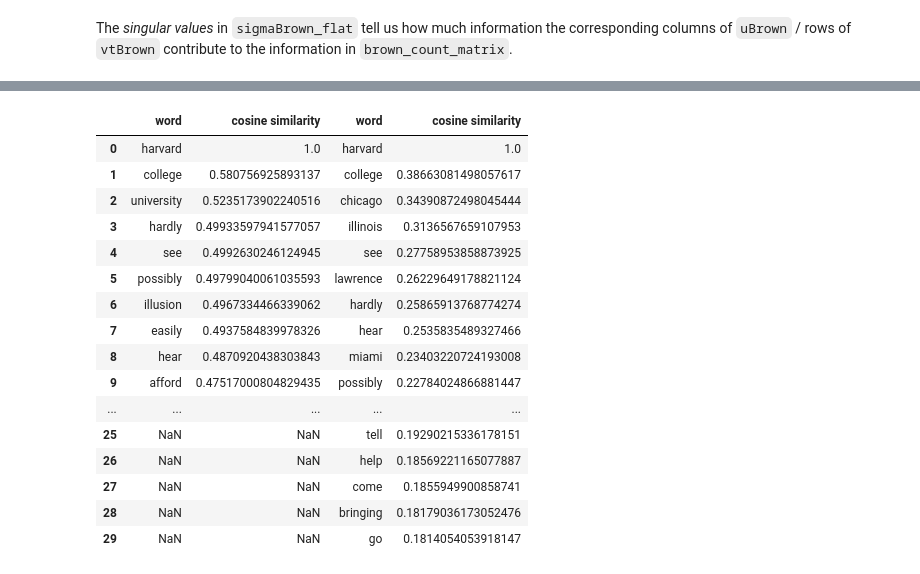
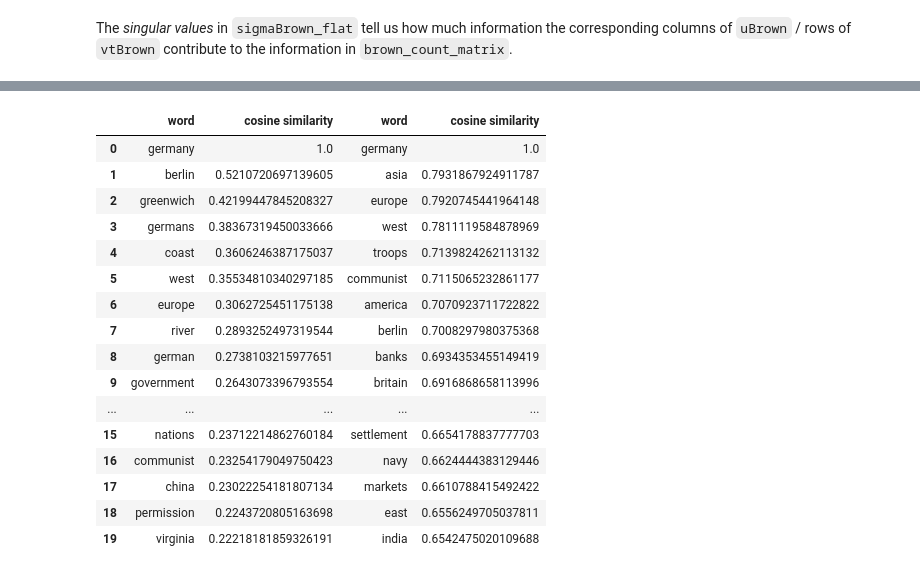
Before and after one commit to gerhardJaeger/mathML_24_25, a Jupyter notebook: session14/Notebook14.ipynb, the cells around one changed output, grey strips where cells are left out. Cells and saved outputs as stored; diff of their text form; code cells hidden in the pictures.

```diff
--- a/session14/Notebook14.ipynb
+++ b/session14/Notebook14.ipynb
@@ -780,7 +785,7 @@ frequency_threshold = 20
 for sentence in brown_sents:
 
     for targetindex, target in enumerate(sentence):
-        for contextword in each_contextword_1wordwindow(sentence, targetindex):
+        for contextword in each_contextword_2wordwindow(sentence, targetindex):
             if brown_wordcounts[target] >= frequency_threshold and brown_wordcounts[contextword] >= frequency_threshold:
                 brown_context_counts[target][contextword] += 1
 # %%
@@ -795,7 +800,7 @@ brown_count_matrix = np.zeros((len(brown_wordlist), len(brown_wordlist)))
 # %%
 for sentence in brown_sents:
     for targetindex, target in enumerate(sentence):
-        for contextword in each_contextword_1wordwindow(sentence, targetindex):
+        for contextword in each_contextword_2wordwindow(sentence, targetindex):
             if brown_wordcounts[target] >= frequency_threshold and brown_wordcounts[contextword] >= frequency_threshold:
                 # which cell in the matrix is this?
                 # look up both the target and the context word
@@ -921,5 +926,5 @@ plt.show()
 # %%
-nDimension = 200
+nDimension = 50
 # %%
 sigmaBrown_reduced = np.zeros(sigmaBrown_flat.shape)
 sigmaBrown_reduced[:nDimension] = sigmaBrown_flat[:nDimension]
@@ -932,26 +937,26 @@ np.linalg.matrix_rank(brown_count_reduced)
 # %%
 def compareNN(word):
     return pd.concat([
-        get_nearest_neighbors(word, n_neighbors=20, mtx=brown_count_reduced),
-        get_nearest_neighbors(word, n_neighbors=30)
+        get_nearest_neighbors(word, n_neighbors=20, mtx=brown_count_matrix),
+        get_nearest_neighbors(word, n_neighbors=20, mtx=brown_count_reduced)
     ], axis=1)
 # %%
-compareNN("harvard")
+compareNN("germany")
 # %% [output]
 |  | word | cosine similarity | word | cosine similarity |
-| 0 | harvard | 1.0 | harvard | 1.0 |
-| 1 | college | 0.580756925893137 | college | 0.38663081498057617 |
-| 2 | university | 0.5235173902240516 | chicago | 0.34390872498045444 |
-| 3 | hardly | 0.49933597941577057 | illinois | 0.3136567659107953 |
-| 4 | see | 0.4992630246124945 | see | 0.27758953858873925 |
-| 5 | possibly | 0.49799040061035593 | lawrence | 0.26229649178821124 |
-| 6 | illusion | 0.4967334466339062 | hardly | 0.25865913768774274 |
-| 7 | easily | 0.4937584839978326 | hear | 0.2535835489327466 |
-| 8 | hear | 0.4870920438303843 | miami | 0.23403220724193008 |
-| 9 | afford | 0.47517000804829435 | possibly | 0.22784024866881447 |
+| 0 | germany | 1.0 | germany | 1.0 |
+| 1 | berlin | 0.5210720697139605 | asia | 0.7931867924911787 |
+| 2 | greenwich | 0.42199447845208327 | europe | 0.7920745441964148 |
+| 3 | germans | 0.38367319450033666 | west | 0.7811119584878969 |
+| 4 | coast | 0.3606246387175037 | troops | 0.7139824262113132 |
+| 5 | west | 0.35534810340297185 | communist | 0.7115065232861177 |
+| 6 | europe | 0.3062725451175138 | america | 0.7070923711722822 |
+| 7 | river | 0.2893252497319544 | berlin | 0.7008297980375368 |
+| 8 | german | 0.2738103215977651 | banks | 0.6934353455149419 |
+| 9 | government | 0.2643073396793554 | britain | 0.6916868658113996 |
 | ... | ... | ... | ... | ... |
-| 25 | NaN | NaN | tell | 0.19290215336178151 |
-| 26 | NaN | NaN | help | 0.18569221165077887 |
-| 27 | NaN | NaN | come | 0.1855949900858741 |
-| 28 | NaN | NaN | bringing | 0.18179036173052476 |
-| 29 | NaN | NaN | go | 0.1814054053918147 |
+| 15 | nations | 0.23712214862760184 | settlement | 0.6654178837777703 |
+| 16 | communist | 0.23254179049750423 | navy | 0.6624444383129446 |
+| 17 | china | 0.23022254181807134 | markets | 0.6610788415492422 |
+| 18 | permission | 0.2243720805163698 | east | 0.6556249705037811 |
+| 19 | virginia | 0.22218181859326191 | india | 0.6542475020109688 |
```
Also changed, not shown: parts of 13 cells of this notebook.
